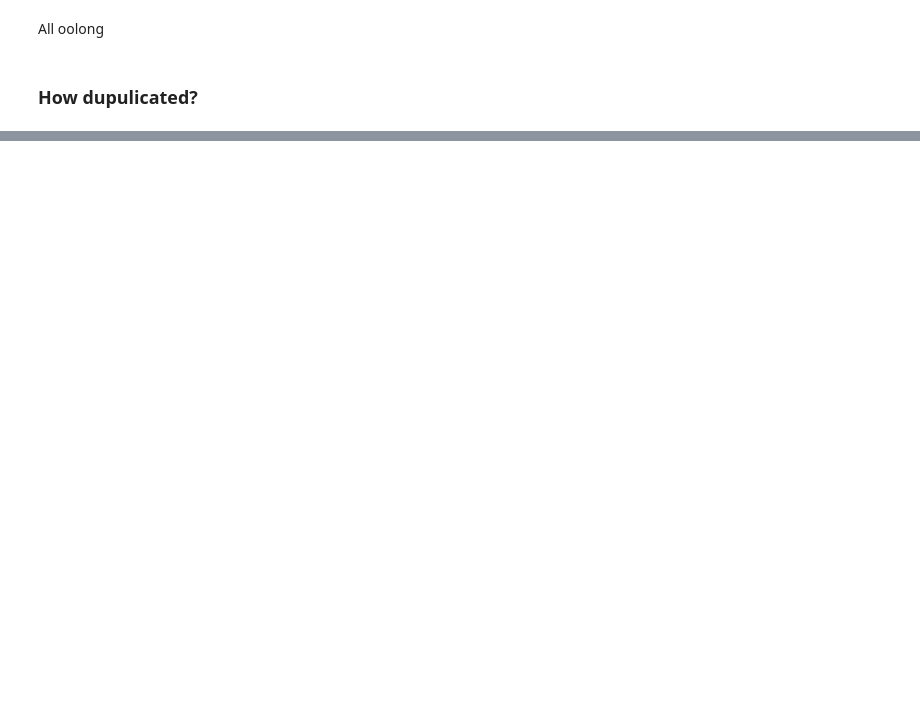
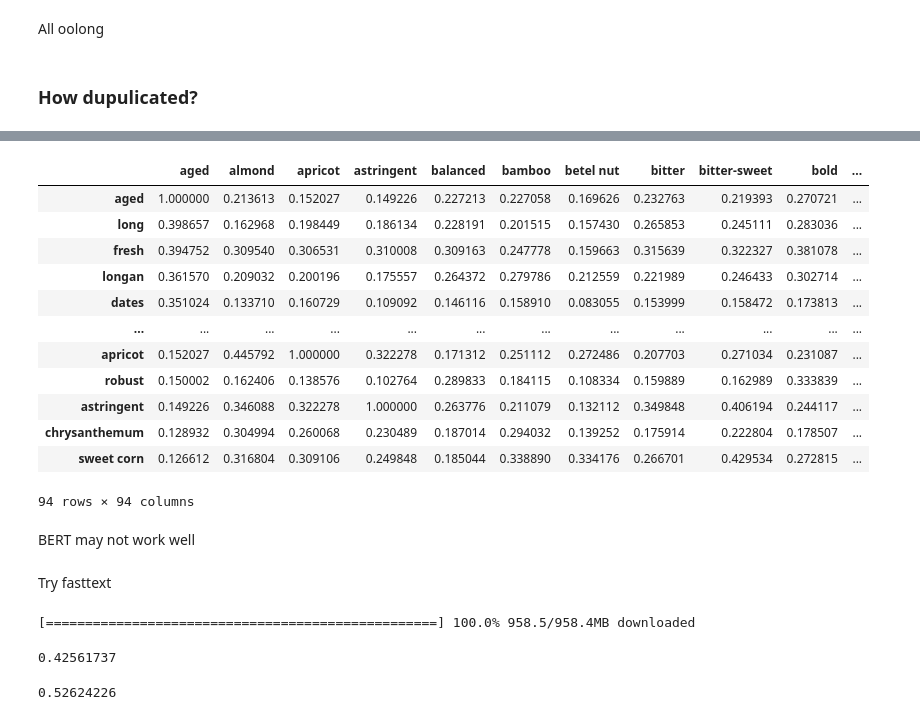
Before and after one commit to kanonyonezu/tea-app, a Jupyter notebook: teadata.ipynb, the cells around one changed output, grey strips where cells are left out. Saved outputs shown, nothing was run; the diff lists cells and outputs as text; code cells hidden in the pictures; blank space fills up the shorter version.

```diff
--- a/teadata.ipynb
+++ b/teadata.ipynb
@@ -325,0 +430,32 @@ dtype: int64
+# %%
+sim_df.sort_values(by="aged",ascending=False)
+# %% [output]
+|  | aged | almond | apricot | astringent | balanced | bamboo | betel nut | bitter | bitter-sweet | bold | ... |
+| aged | 1.000000 | 0.213613 | 0.152027 | 0.149226 | 0.227213 | 0.227058 | 0.169626 | 0.232763 | 0.219393 | 0.270721 | ... |
+| long | 0.398657 | 0.162968 | 0.198449 | 0.186134 | 0.228191 | 0.201515 | 0.157430 | 0.265853 | 0.245111 | 0.283036 | ... |
+| fresh | 0.394752 | 0.309540 | 0.306531 | 0.310008 | 0.309163 | 0.247778 | 0.159663 | 0.315639 | 0.322327 | 0.381078 | ... |
+| longan | 0.361570 | 0.209032 | 0.200196 | 0.175557 | 0.264372 | 0.279786 | 0.212559 | 0.221989 | 0.246433 | 0.302714 | ... |
+| dates | 0.351024 | 0.133710 | 0.160729 | 0.109092 | 0.146116 | 0.158910 | 0.083055 | 0.153999 | 0.158472 | 0.173813 | ... |
+| ... | ... | ... | ... | ... | ... | ... | ... | ... | ... | ... | ... |
+| apricot | 0.152027 | 0.445792 | 1.000000 | 0.322278 | 0.171312 | 0.251112 | 0.272486 | 0.207703 | 0.271034 | 0.231087 | ... |
+| robust | 0.150002 | 0.162406 | 0.138576 | 0.102764 | 0.289833 | 0.184115 | 0.108334 | 0.159889 | 0.162989 | 0.333839 | ... |
+| astringent | 0.149226 | 0.346088 | 0.322278 | 1.000000 | 0.263776 | 0.211079 | 0.132112 | 0.349848 | 0.406194 | 0.244117 | ... |
+| chrysanthemum | 0.128932 | 0.304994 | 0.260068 | 0.230489 | 0.187014 | 0.294032 | 0.139252 | 0.175914 | 0.222804 | 0.178507 | ... |
+| sweet corn | 0.126612 | 0.316804 | 0.309106 | 0.249848 | 0.185044 | 0.338890 | 0.334176 | 0.266701 | 0.429534 | 0.272815 | ... |
+94 rows × 94 columns
+# %% [markdown]
+BERT may not work well
+# %% [markdown]
+Try fasttext
+# %%
+model = api.load("fasttext-wiki-news-subwords-300")
+# %% [output]
+[==================================================] 100.0% 958.5/958.4MB downloaded
+# %%
+model.similarity("floral", "jasmine")
+# %% [output]
+0.42561737
+# %%
+model.similarity("sweet", "smoky")
+# %% [output]
+0.52624226
```
Also changed, not shown: parts of 39 cells of this notebook, 1 other file.
